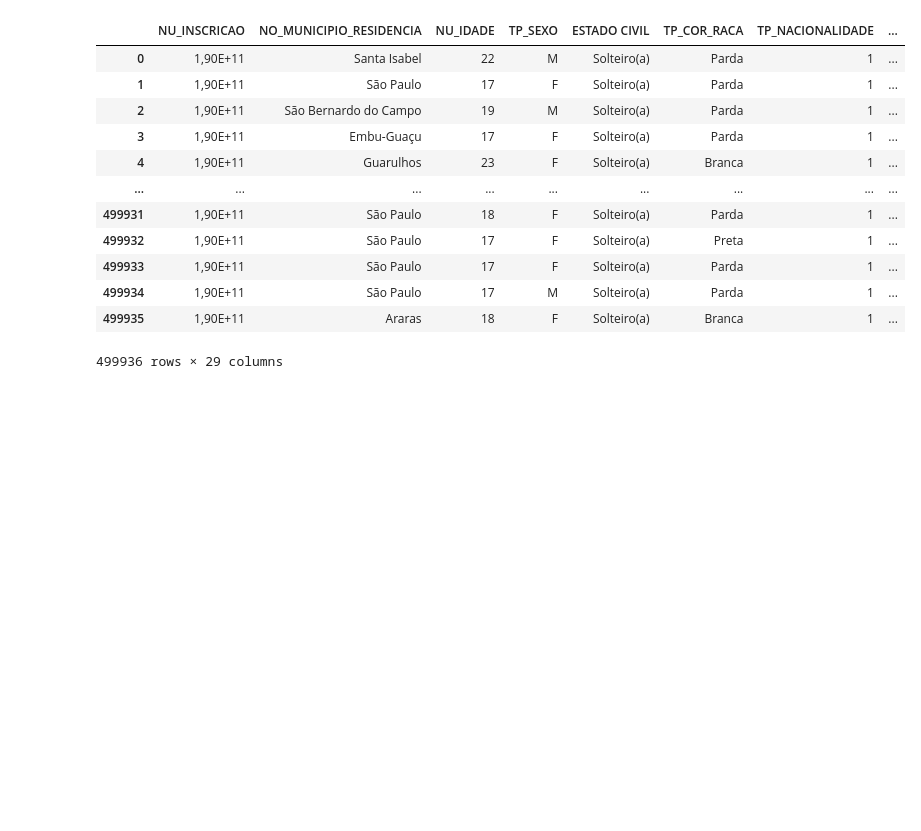
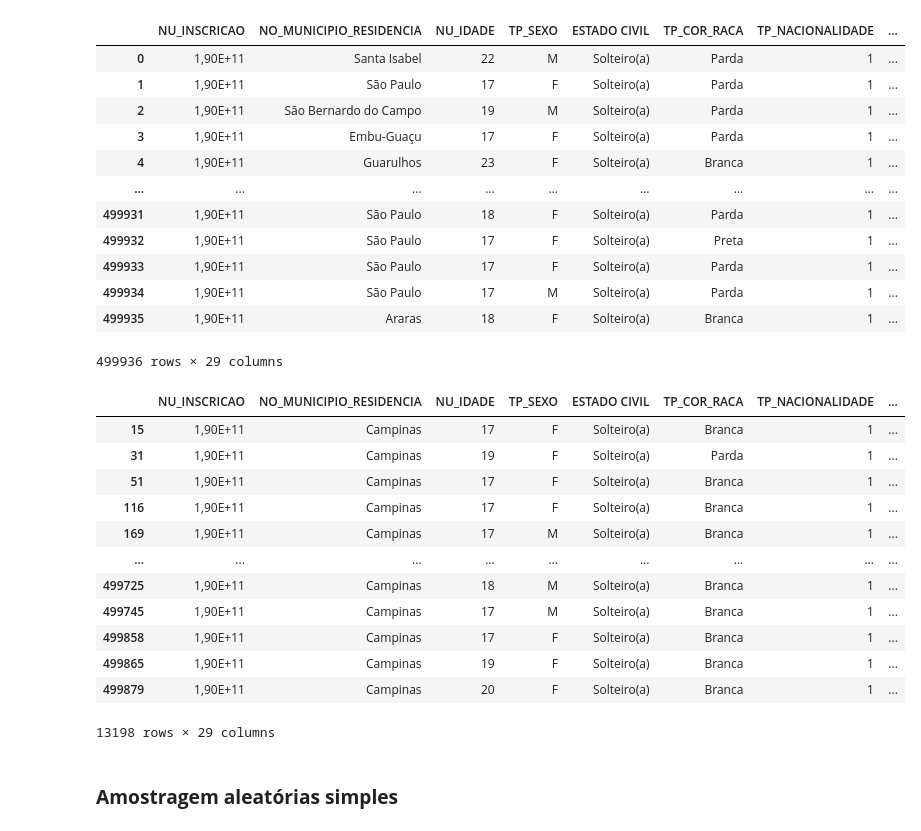
Before and after one commit to DiogoMonteiro99/repos, a Jupyter notebook: Amostragens.ipynb, the cells around one changed output. Saved outputs shown, nothing was run; the diff lists cells and outputs as text; code cells hidden in the pictures; blank space fills up the shorter version.

```diff
--- a/Amostragens.ipynb
+++ b/Amostragens.ipynb
@@ -29,3 +29,22 @@ df
 | 499934 | 1,90E+11 | São Paulo | 17 | M | Solteiro(a) | Parda | 1 | ... |
 | 499935 | 1,90E+11 | Araras | 18 | F | Solteiro(a) | Branca | 1 | ... |
 499936 rows × 29 columns
+# %%
+enem_campinas = df.loc[df.NO_MUNICIPIO_RESIDENCIA == 'Campinas']
+enem_campinas
+# %% [output]
+|  | NU_INSCRICAO | NO_MUNICIPIO_RESIDENCIA | NU_IDADE | TP_SEXO | ESTADO CIVIL | TP_COR_RACA | TP_NACIONALIDADE | ... |
+| 15 | 1,90E+11 | Campinas | 17 | F | Solteiro(a) | Branca | 1 | ... |
+| 31 | 1,90E+11 | Campinas | 19 | F | Solteiro(a) | Parda | 1 | ... |
+| 51 | 1,90E+11 | Campinas | 17 | F | Solteiro(a) | Branca | 1 | ... |
+| 116 | 1,90E+11 | Campinas | 17 | F | Solteiro(a) | Branca | 1 | ... |
+| 169 | 1,90E+11 | Campinas | 17 | M | Solteiro(a) | Branca | 1 | ... |
+| ... | ... | ... | ... | ... | ... | ... | ... | ... |
+| 499725 | 1,90E+11 | Campinas | 18 | M | Solteiro(a) | Branca | 1 | ... |
+| 499745 | 1,90E+11 | Campinas | 17 | M | Solteiro(a) | Branca | 1 | ... |
+| 499858 | 1,90E+11 | Campinas | 17 | F | Solteiro(a) | Branca | 1 | ... |
+| 499865 | 1,90E+11 | Campinas | 19 | F | Solteiro(a) | Branca | 1 | ... |
+| 499879 | 1,90E+11 | Campinas | 20 | F | Solteiro(a) | Branca | 1 | ... |
+13198 rows × 29 columns
+# %% [markdown]
+### **Amostragem aleatórias simples**
```
Also changed, not shown: parts of 4 cells of this notebook.
